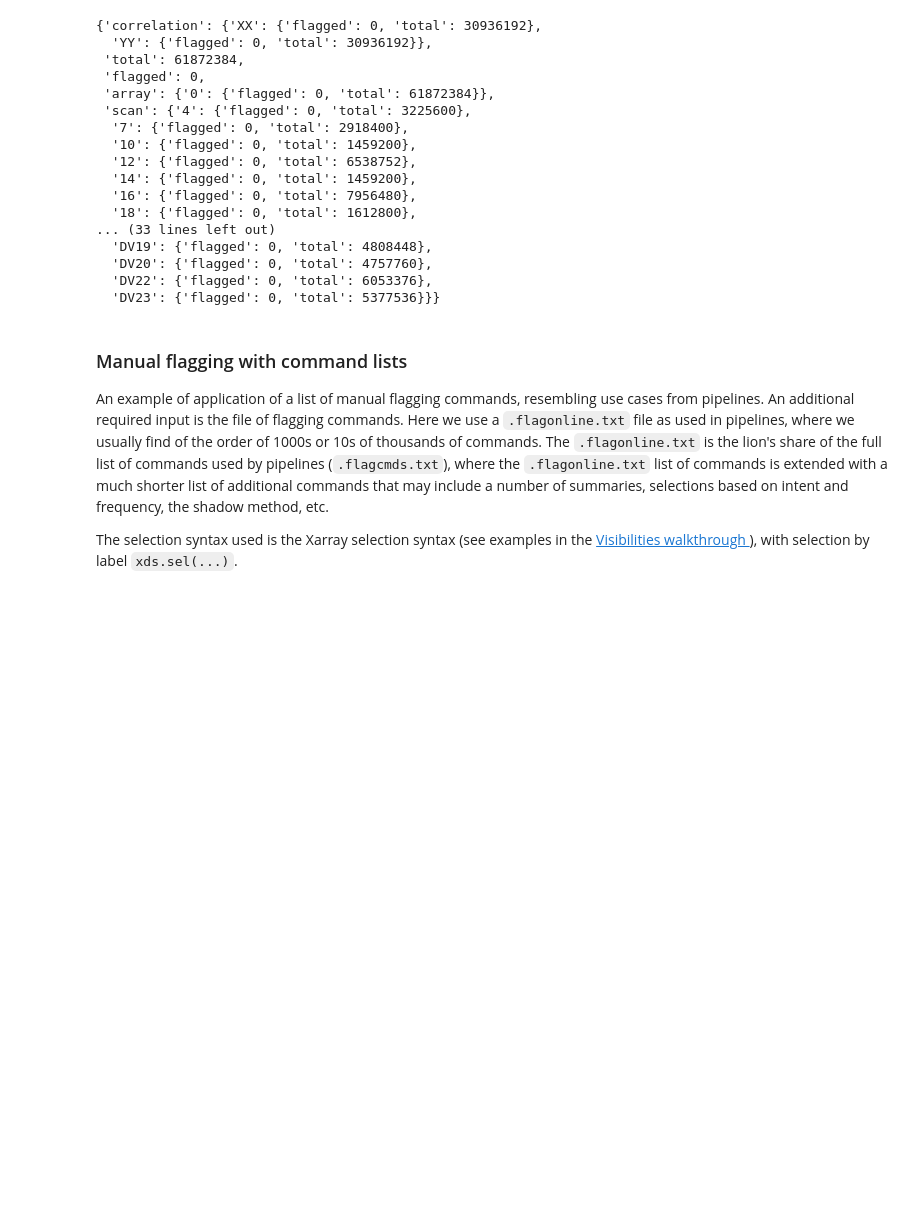
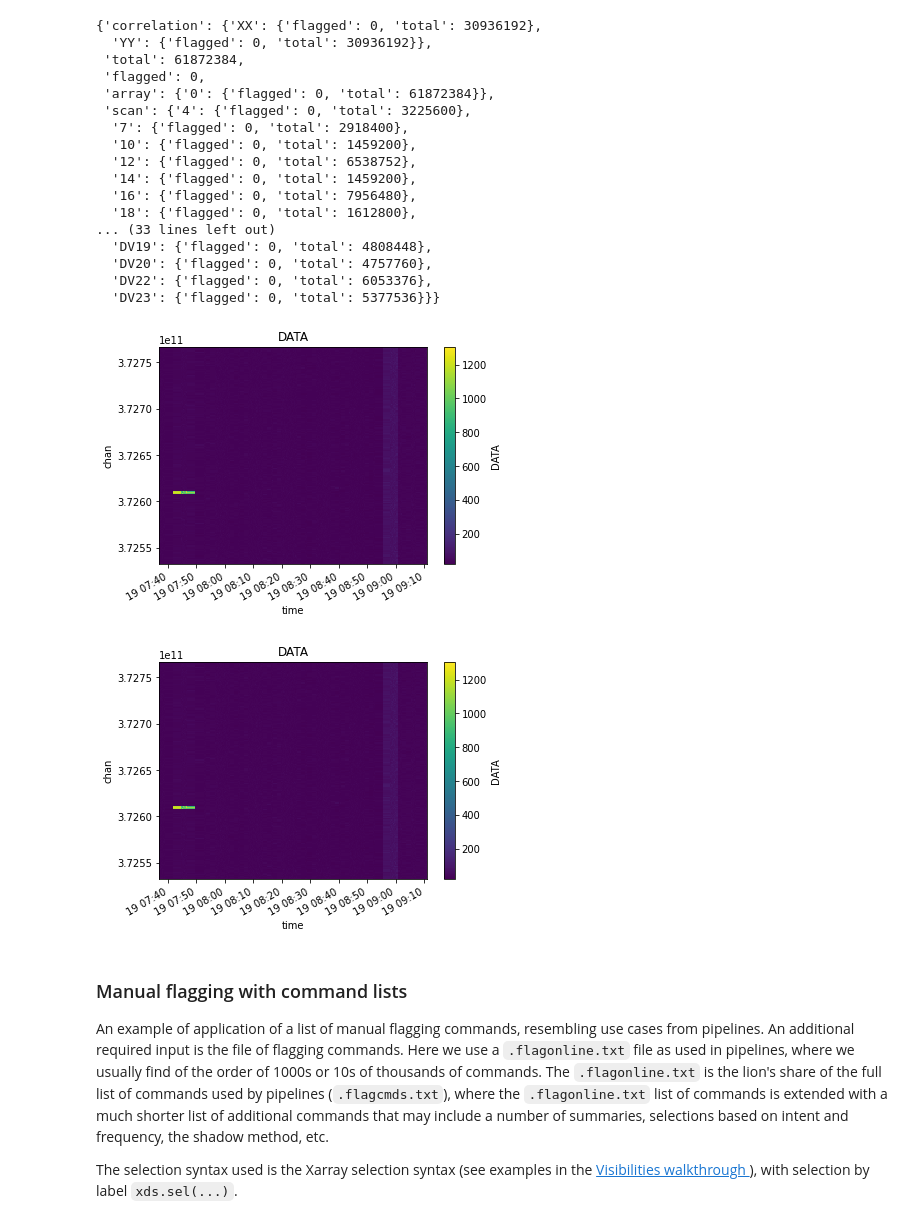
Before and after one commit to casangi/cngi_prototype, a Jupyter notebook: docs/flagging.ipynb, the cells around one changed output. Saved outputs shown, nothing was run; the diff lists cells and outputs as text; code cells hidden in the pictures; blank space fills up the shorter version.

```diff
--- a/docs/flagging.ipynb
+++ b/docs/flagging.ipynb
@@ -225,10 +220,13 @@ WARNING: selection results in 0 shape. Sel: {'baseline': array([], dtype=int64)}
 # %%
 from cngi.vis import apply_flags
 from cngi.vis import visplot
 flagged_manual = apply_flags(mxds_manual, 'xds0', flags=['FLAG'])
 plot_axes = ['time', 'chan']
 visplot(flagged_manual.xds0.DATA, plot_axes)
-visplot(vis_dset.xds0.DATA, plot_axes)
+visplot(mxds.xds0.DATA, plot_axes)
+# %% [output]
+[figure, added]
+[figure, added]
 # %% [markdown]
 ### Manual flagging with command lists
 An example of application of a list of manual flagging commands, resembling use cases from pipelines. An additional required input is the file of flagging commands. Here we use a `.flagonline.txt` file as used in pipelines, where we usually find of the order of 1000s or 10s of thousands of commands. The `.flagonline.txt` is the lion's share of the full list of commands used by pipelines (`.flagcmds.txt`), where the `.flagonline.txt` list of commands is extended with a much shorter list of additional commands that may include a number of summaries, selections based on intent and frequency, the shadow method, etc.
```
Also changed, not shown: parts of 9 cells of this notebook.
